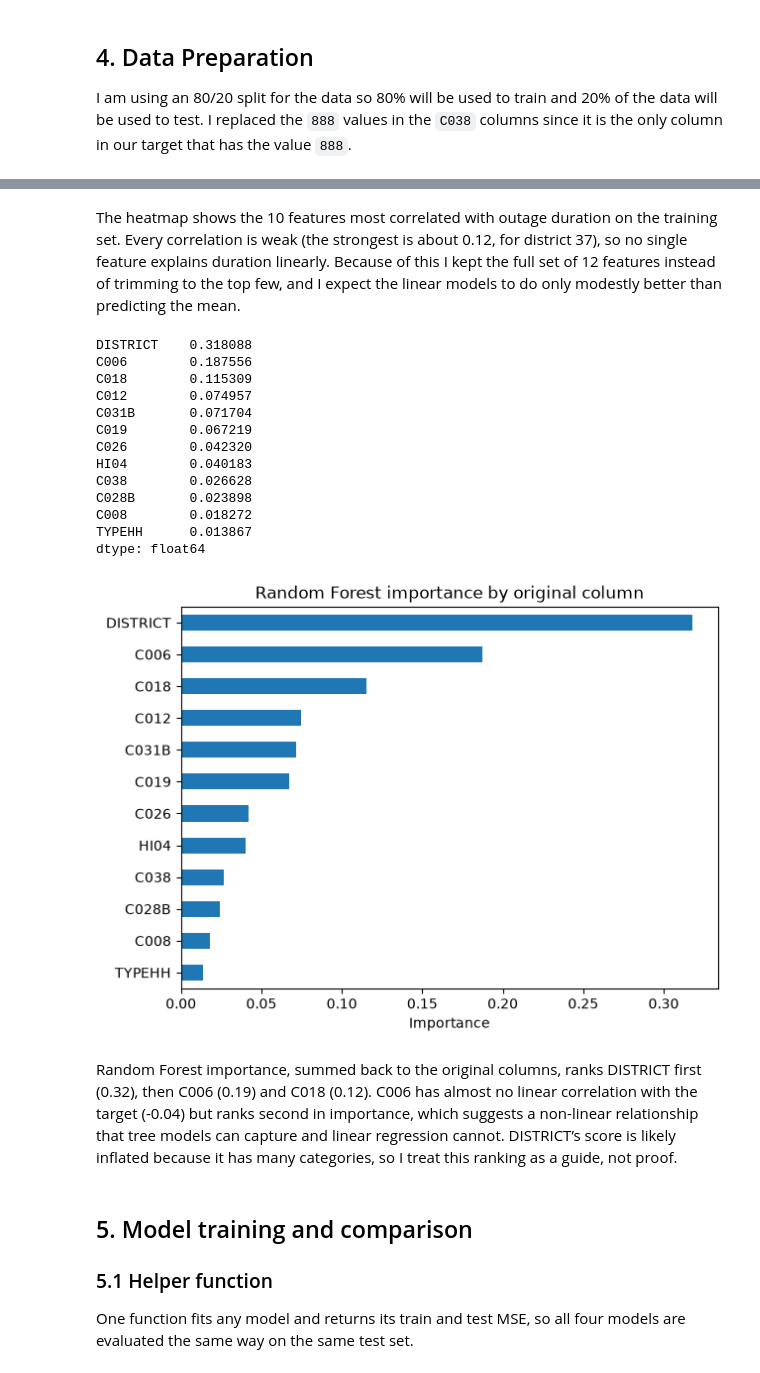
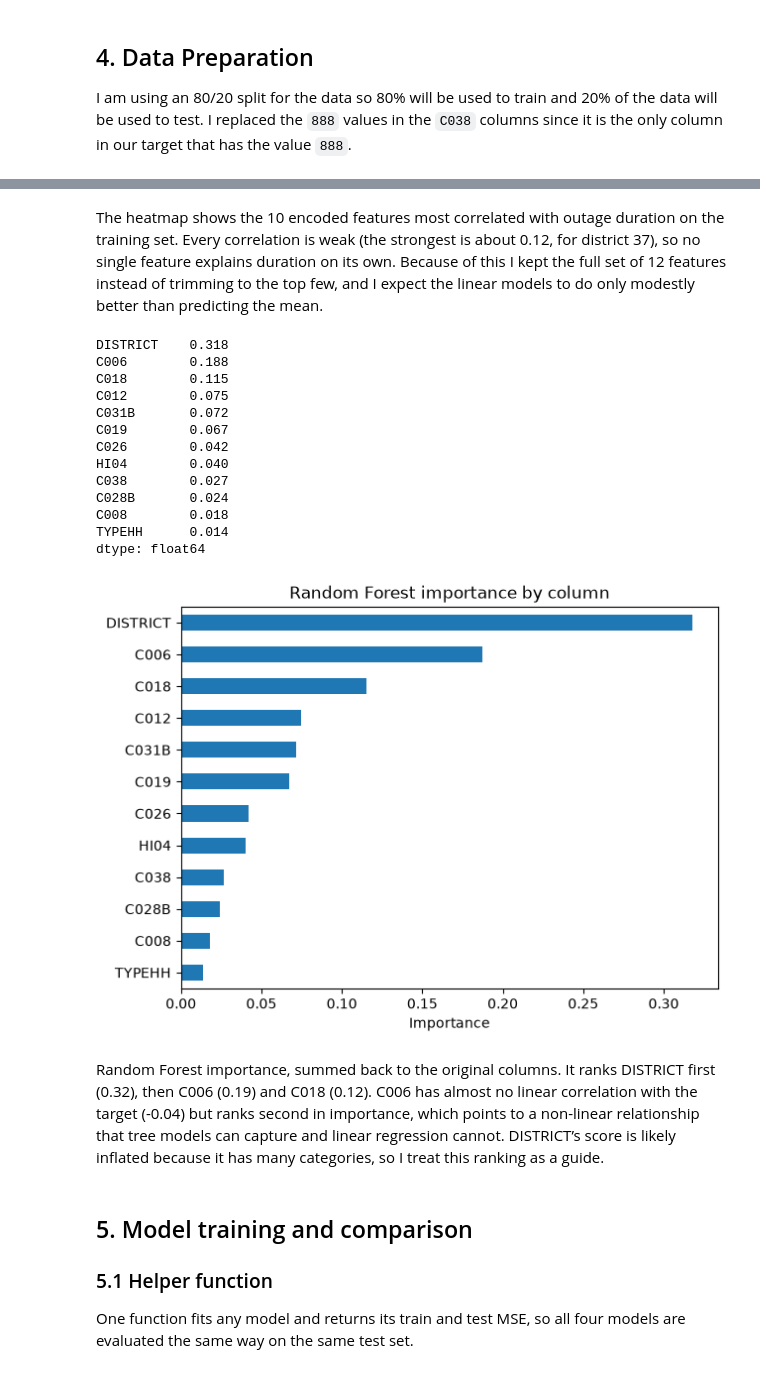
Before and after one commit to Abigail-Salem-Tendo/linear_regression_model, a Jupyter notebook: summative/linear_regression/multivariate.ipynb, the cells around one changed output, grey strips where cells are left out. Cells and saved outputs as stored; diff of their text form; code cells hidden in the pictures.

```diff
--- a/summative/linear_regression/multivariate.ipynb
+++ b/summative/linear_regression/multivariate.ipynb
@@ -280,13 +228,13 @@ Cells `C006` and `C031B` are numeric columns because they record the number of y
 ## 4. Data Preparation
 I am using an 80/20 split for the data so 80% will be used to train and 20% of the data will be used to test. I replaced the `888` values in the `C038` columns since it is the only column in our target that has the value `888`.
 # %%
-X = target_df[selected_features].copy()
-y = target_df[target_col]
+X = outage_households[feature_columns].copy()
+y = outage_households[target_col]
 
-X["C038"] = X["C038"].replace(888, np.nan)   # 888 = "don't know" -> missing
+X["C038"] = X["C038"].replace(888, np.nan)   # 888 = "don't know" is treated as missing
 
 X_train, X_test, y_train, y_test = train_test_split(
     X, y, test_size=0.2, random_state=42
 )
-print(X_train.shape, X_test.shape)
+print("Train:", X_train.shape, "Test:", X_test.shape)
 # %% [output]
@@ -294,19 +242,19 @@ print(X_train.shape, X_test.shape)
 # %%
-preprocess = ColumnTransformer([
+preprocessor = ColumnTransformer([
     ("num", SimpleImputer(strategy="median"), numeric_features), # fill missing values with the median.
     ("cat", Pipeline([
         ("imp", SimpleImputer(strategy="most_frequent")), # fill missing values with the most frequent one
         ("ohe", OneHotEncoder(handle_unknown="ignore", sparse_output=False)),
     ]), categorical_features),
 ])
+scaler = StandardScaler()
 
-X_train_enc = preprocess.fit_transform(X_train)   # fit on train only
-X_test_enc = preprocess.transform(X_test)
+# Fit on the training set only, then apply the same transformation to the test set
+X_train_encoded = preprocessor.fit_transform(X_train)
+X_test_encoded = preprocessor.transform(X_test)
+X_train_scaled = scaler.fit_transform(X_train_encoded)
+X_test_scaled = scaler.transform(X_test_encoded)
 
-scaler = StandardScaler().fit(X_train_enc)        # fit on train only
-X_train_s = scaler.transform(X_train_enc)
-X_test_s = scaler.transform(X_test_enc)
-
-feature_names = preprocess.get_feature_names_out()
-print(X_train_s.shape, X_test_s.shape)
+encoded_feature_names = preprocessor.get_feature_names_out()
+print("Columns after one-hot encoding:", X_train_scaled.shape[1])
 # %% [output]
@@ -344,38 +291,43 @@ Name: target, dtype: float64
 Most correlated feature: cat__DISTRICT_37.0
 [figure]
 # %% [markdown]
-The heatmap shows the 10 features most correlated with outage duration on the training set. Every correlation is weak (the strongest is about 0.12, for district 37), so no single feature explains duration linearly. Because of this I kept the full set of 12 features instead of trimming to the top few, and I expect the linear models to do only modestly better than predicting the mean.
+The heatmap shows the 10 encoded features most correlated with outage duration on the training set. Every correlation is weak (the strongest is about 0.12, for district 37), so no single feature explains duration on its own. Because of this I kept the full set of 12 features instead of trimming to the top few, and I expect the linear models to do only modestly better than predicting the mean.
 # %%
-rf_imp = RandomForestRegressor(n_estimators=200, random_state=42).fit(X_train_s, y_train)
-imp = pd.Series(rf_imp.feature_importances_, index=feature_names)
+importance_forest = RandomForestRegressor(n_estimators=200, random_state=42)
+importance_forest.fit(X_train_scaled, y_train)
+importance = pd.Series(importance_forest.feature_importances_, index=encoded_feature_names)
 
-def original_col(name):
-    name = name.split("__", 1)[1]
+
+def original_column(encoded_name):
+    """Turn 'cat__DISTRICT_37.0' back into 'DISTRICT' (and 'num__C006' into 'C006')."""
+    name = encoded_name.split("__", 1)[1]
     return next((c for c in categorical_features if name.startswith(c + "_")), name)
 
-imp_by_col = imp.groupby(imp.index.map(original_col)).sum().sort_values(ascending=False)
-print(imp_by_col)
 
-imp_by_col[::-1].plot.barh(figsize=(7, 5), title="Random Forest importance by original column")
+importance_by_column = importance.groupby(importance.index.map(original_column)).sum()
+importance_by_column = importance_by_column.sort_values(ascending=False)
+print(importance_by_column.round(3))
+
+importance_by_column[::-1].plot.barh(figsize=(7, 5), title="Random Forest importance by column")
 plt.xlabel("Importance")
 plt.show()
 # %% [output]
-DISTRICT    0.318088
-C006        0.187556
-C018        0.115309
-C012        0.074957
-C031B       0.071704
-C019        0.067219
-C026        0.042320
-HI04        0.040183
-C038        0.026628
-C028B       0.023898
-C008        0.018272
-TYPEHH      0.013867
+DISTRICT    0.318
+C006        0.188
+C018        0.115
+C012        0.075
+C031B       0.072
+C019        0.067
+C026        0.042
+HI04        0.040
+C038        0.027
+C028B       0.024
+C008        0.018
+TYPEHH      0.014
 dtype: float64
-[figure, old version]
+[figure, new version]
 # %% [markdown]
-Random Forest importance, summed back to the original columns, ranks DISTRICT first (0.32), then C006 (0.19) and C018 (0.12). C006 has almost no linear correlation with the target (-0.04) but ranks second in importance, which suggests a non-linear relationship that tree models can capture and linear regression cannot. DISTRICT’s score is likely inflated because it has many categories, so I treat this ranking as a guide, not proof.
+Random Forest importance, summed back to the original columns. It ranks DISTRICT first (0.32), then C006 (0.19) and C018 (0.12). C006 has almost no linear correlation with the target (-0.04) but ranks second in importance, which points to a non-linear relationship that tree models can capture and linear regression cannot. DISTRICT’s score is likely inflated because it has many categories, so I treat this ranking as a guide.
 # %% [markdown]
 ## 5. Model training and comparison
 ### 5.1 Helper function
```
Also changed, not shown: parts of 61 cells of this notebook, 2 other files.
